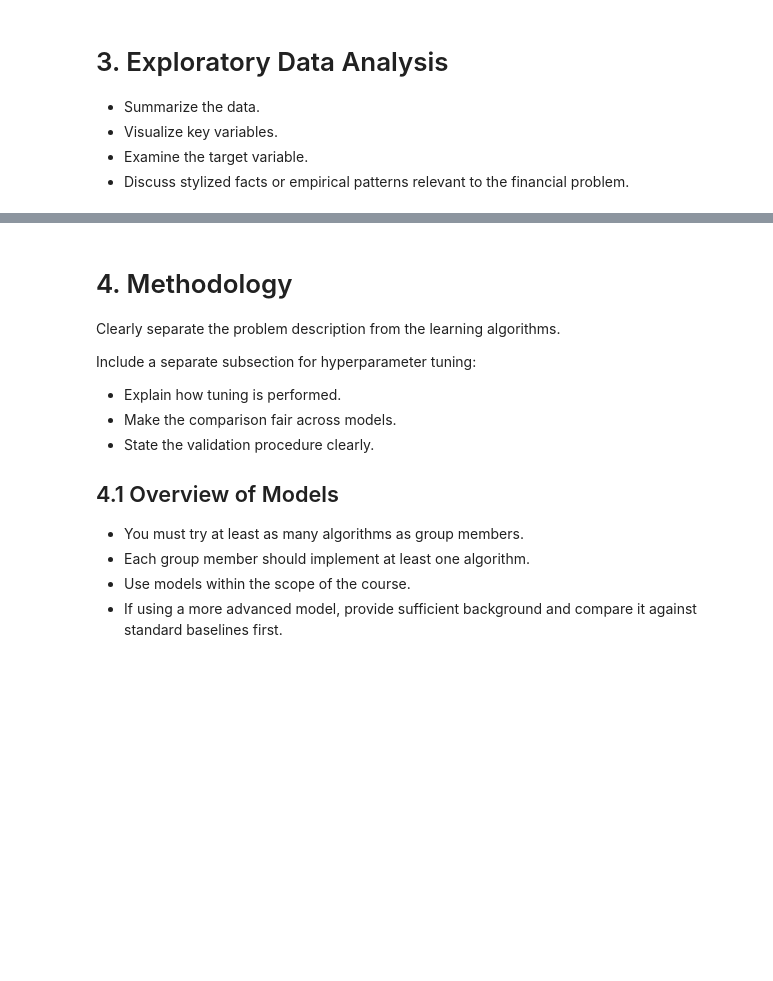
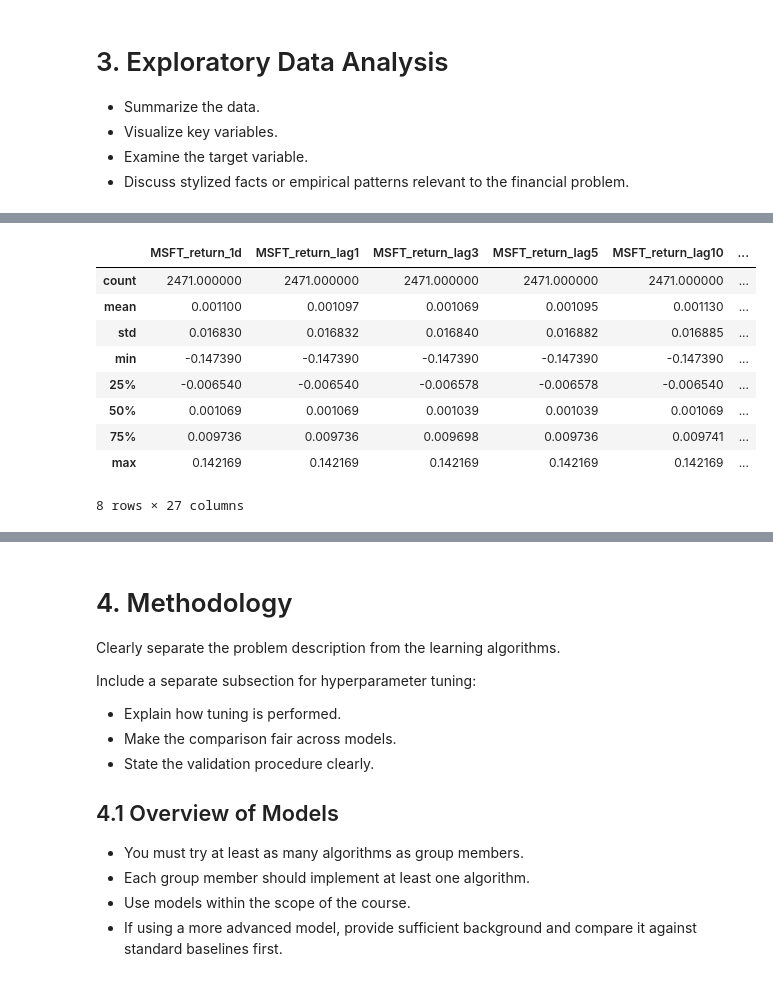
Before and after one commit to Emmaxustar/msft-volatility-prediction, a Jupyter notebook: CFRM521_project_template.ipynb, the cells around one changed output, grey strips where cells are left out. Saved outputs shown, nothing was run; the diff lists cells and outputs as text; code cells hidden in the pictures; blank space fills up the shorter version.

```diff
--- a/CFRM521_project_template.ipynb
+++ b/CFRM521_project_template.ipynb
@@ -417,3 +417,14 @@ X_test_scaled shape: (371, 24)
 # %%
 # Basic summary statistics
 # df.describe()
+
+# =========================
+# 3.1 Basic summary statistics
+# =========================
+
+print("Dataset shape:", model_data.shape)
+print("Start date:", model_data.index.min())
+print("End date:", model_data.index.max())
+
+model_data.describe()
+# %% [output]
@@ -420,3 +434,13 @@ X_test_scaled shape: (371, 24)
+|  | MSFT_return_1d | MSFT_return_lag1 | MSFT_return_lag3 | MSFT_return_lag5 | MSFT_return_lag10 | ... |
+| count | 2471.000000 | 2471.000000 | 2471.000000 | 2471.000000 | 2471.000000 | ... |
+| mean | 0.001100 | 0.001097 | 0.001069 | 0.001095 | 0.001130 | ... |
+| std | 0.016830 | 0.016832 | 0.016840 | 0.016882 | 0.016885 | ... |
+| min | -0.147390 | -0.147390 | -0.147390 | -0.147390 | -0.147390 | ... |
+| 25% | -0.006540 | -0.006540 | -0.006578 | -0.006578 | -0.006540 | ... |
+| 50% | 0.001069 | 0.001069 | 0.001039 | 0.001039 | 0.001069 | ... |
+| 75% | 0.009736 | 0.009736 | 0.009698 | 0.009736 | 0.009741 | ... |
+| max | 0.142169 | 0.142169 | 0.142169 | 0.142169 | 0.142169 | ... |
+8 rows × 27 columns
 # %%
 # Example visualization
 # plt.figure(figsize=(6,4))
```
Also changed, not shown: parts of 11 cells of this notebook.
